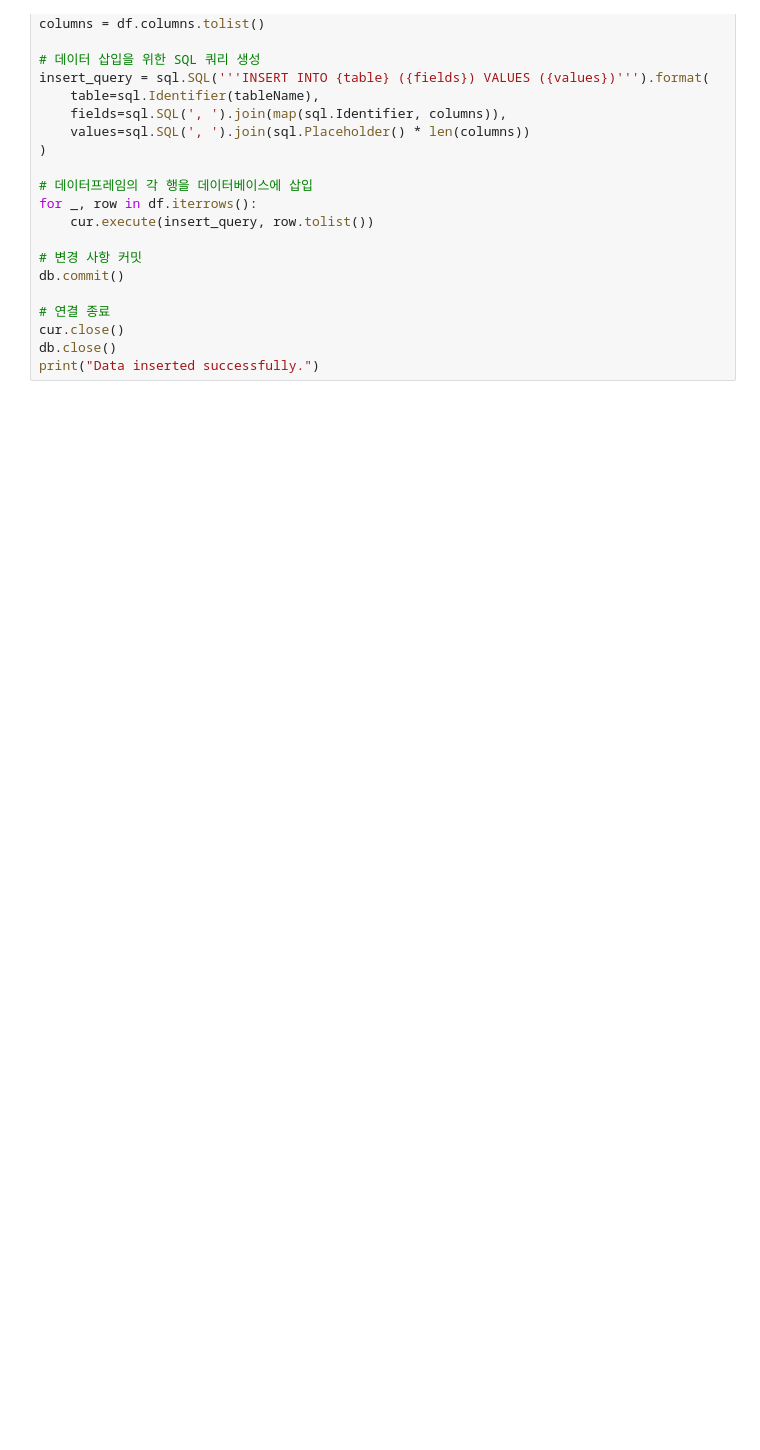
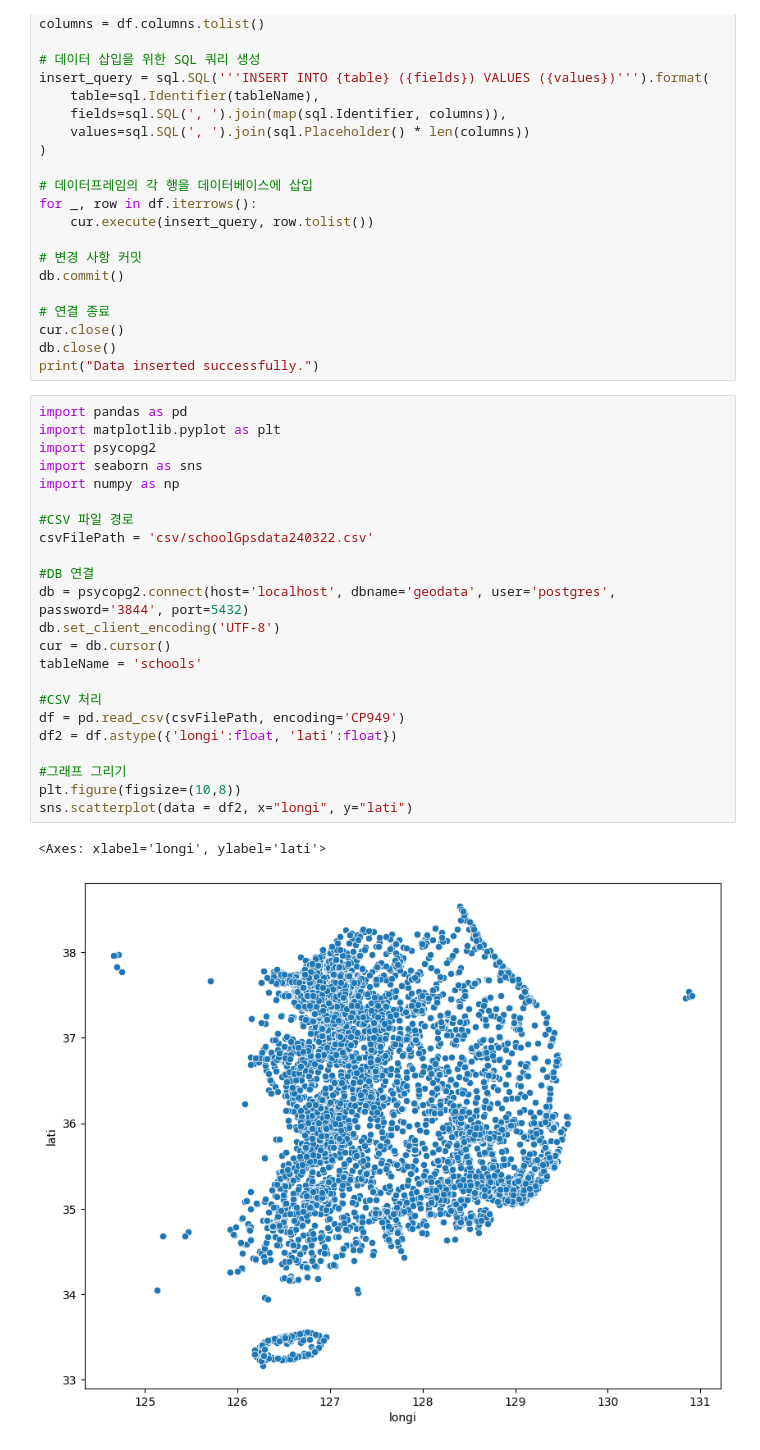
Before and after one commit to Jongbeom0/geo, a Jupyter notebook: geoanalysis.ipynb, the cells around one changed output. Saved outputs shown, nothing was run; the diff lists cells and outputs as text; blank space fills up the shorter version.

```diff
--- a/geoanalysis.ipynb
+++ b/geoanalysis.ipynb
@@ -42,3 +42,29 @@ db.commit()
 cur.close()
 db.close()
 print("Data inserted successfully.")
+# %%
+import pandas as pd
+import matplotlib.pyplot as plt
+import psycopg2
+import seaborn as sns
+import numpy as np
+
+#CSV 파일 경로
+csvFilePath = 'csv/schoolGpsdata240322.csv'
+
+#DB 연결
+db = psycopg2.connect(host='localhost', dbname='geodata', user='postgres', password='3844', port=5432)
+db.set_client_encoding('UTF-8')
+cur = db.cursor()
+tableName = 'schools'
+
+#CSV 처리
+df = pd.read_csv(csvFilePath, encoding='CP949')
+df2 = df.astype({'longi':float, 'lati':float})
+
+#그래프 그리기
+plt.figure(figsize=(10,8))
+sns.scatterplot(data = df2, x="longi", y="lati")
+# %% [output]
+<Axes: xlabel='longi', ylabel='lati'>
+[figure, added]
```
Also changed, not shown: 1 other file.
